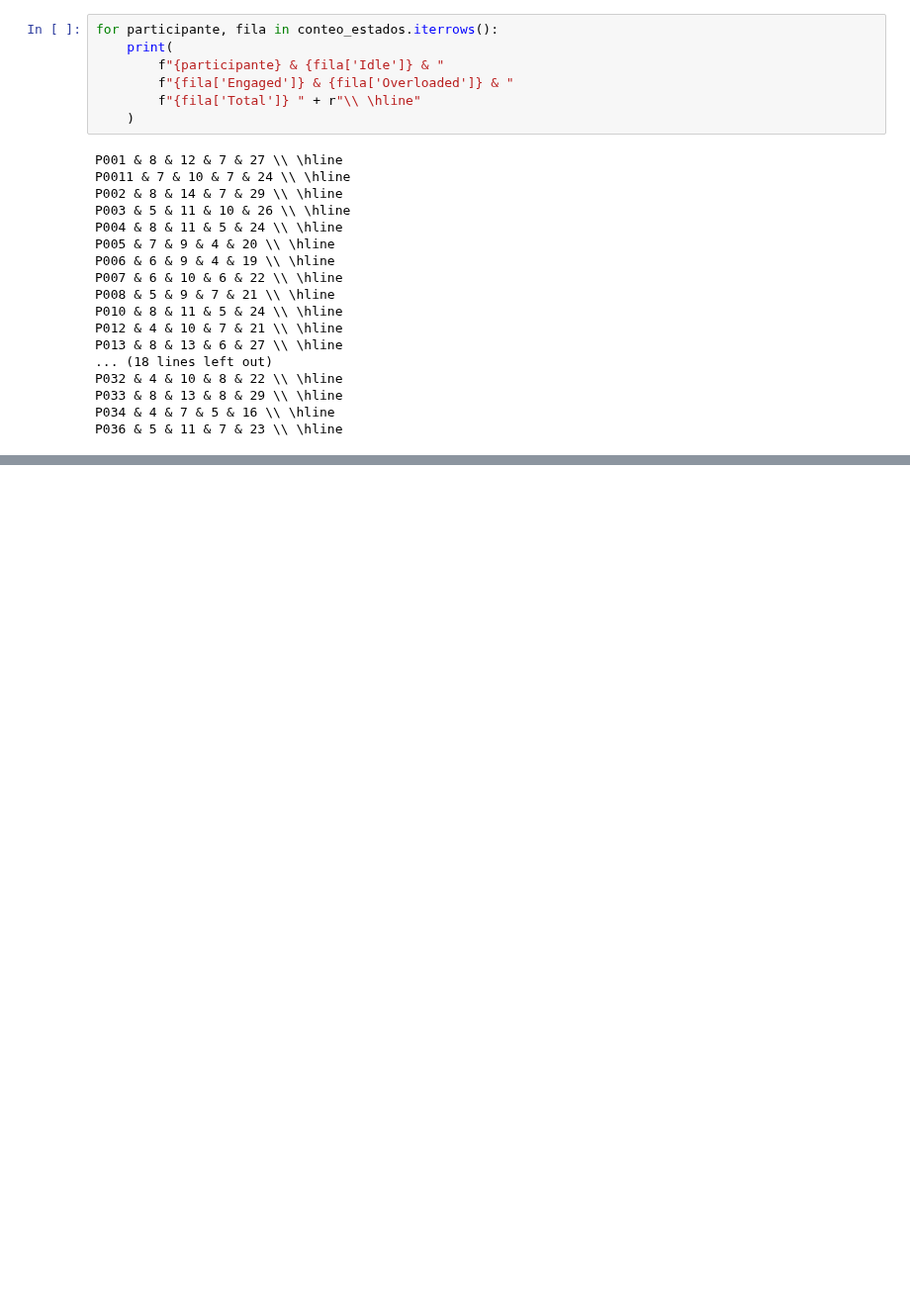
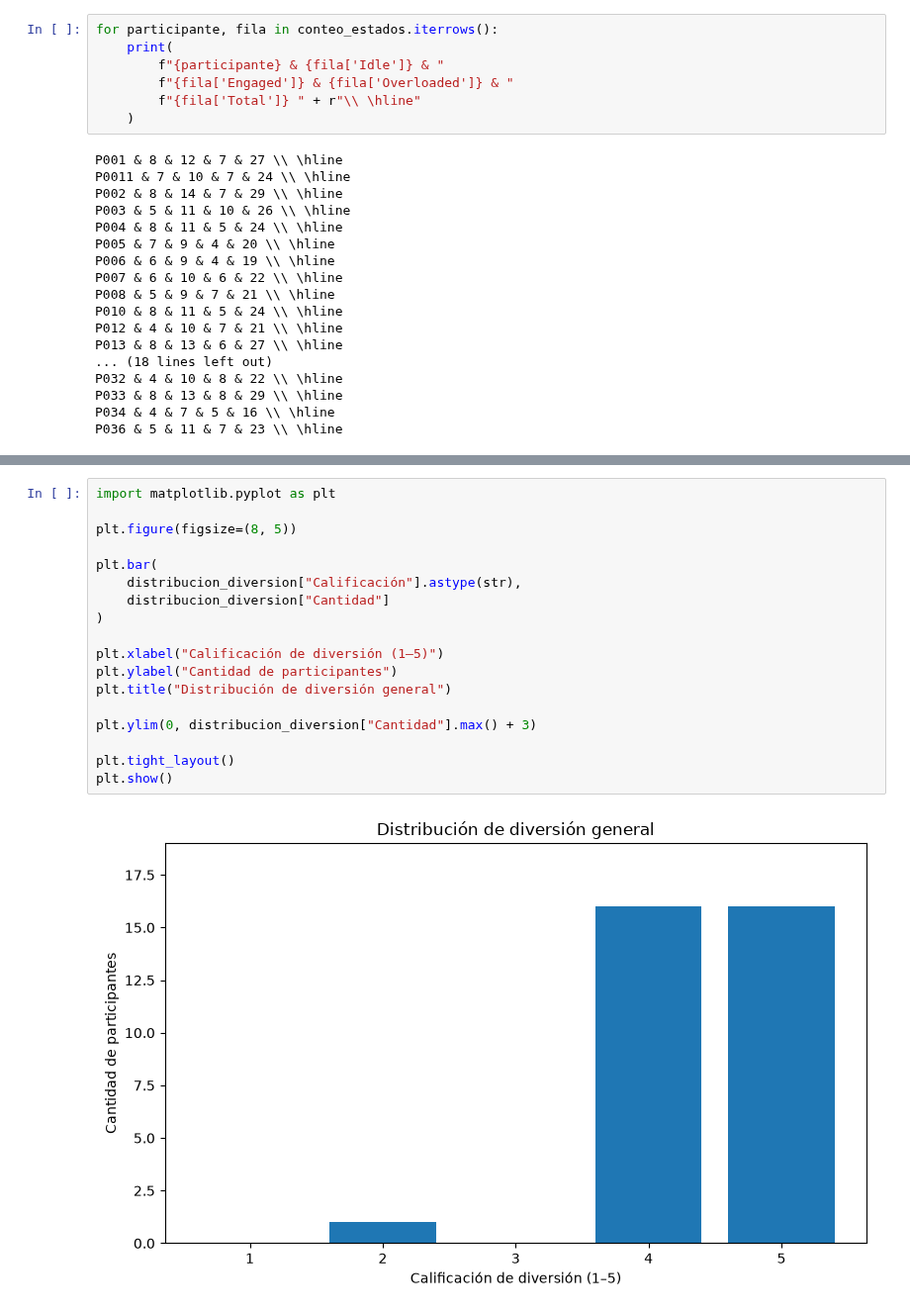
Before and after one commit to DiegoGarV/PGL, a Jupyter notebook: raw results/analisis.ipynb, the cells around one changed output, grey strips where cells are left out. Shown at 99% size. Cells and saved outputs as stored; diff of their text form; blank space fills up the shorter version.

```diff
--- a/raw results/analisis.ipynb
+++ b/raw results/analisis.ipynb
@@ -369,0 +1148,20 @@ P036 & 5 & 11 & 7 & 23 \\ \hline
+# %%
+import matplotlib.pyplot as plt
+
+plt.figure(figsize=(8, 5))
+
+plt.bar(
+    distribucion_diversion["Calificación"].astype(str),
+    distribucion_diversion["Cantidad"]
+)
+
+plt.xlabel("Calificación de diversión (1–5)")
+plt.ylabel("Cantidad de participantes")
+plt.title("Distribución de diversión general")
+
+plt.ylim(0, distribucion_diversion["Cantidad"].max() + 3)
+
+plt.tight_layout()
+plt.show()
+# %% [output]
+[figure, added]
```
Also changed, not shown: parts of 34 cells of this notebook, 50 other files.
